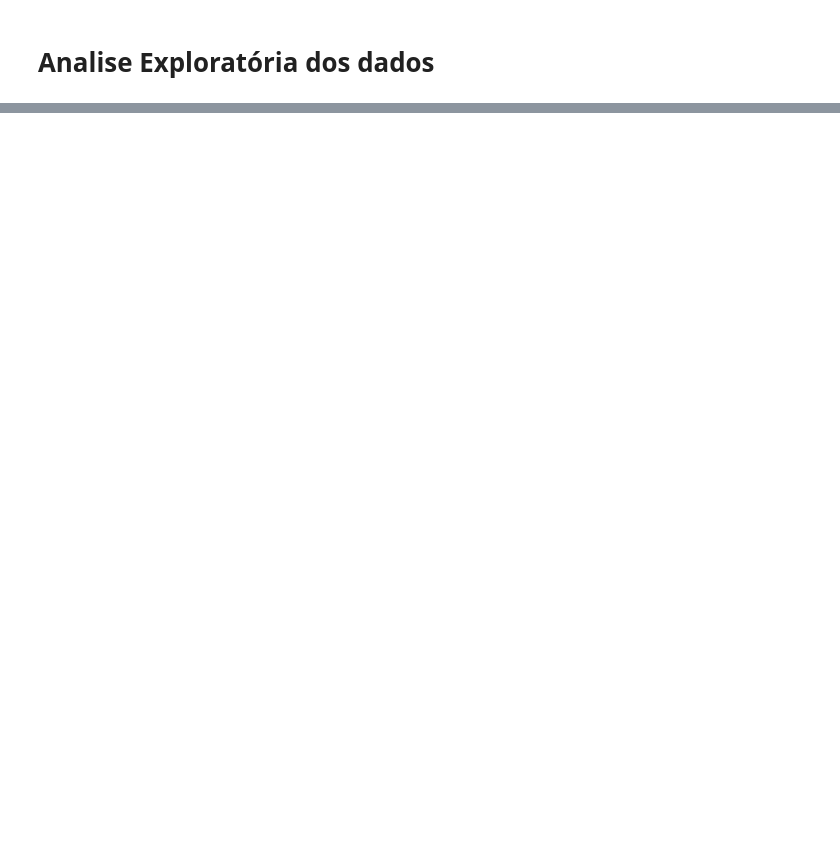
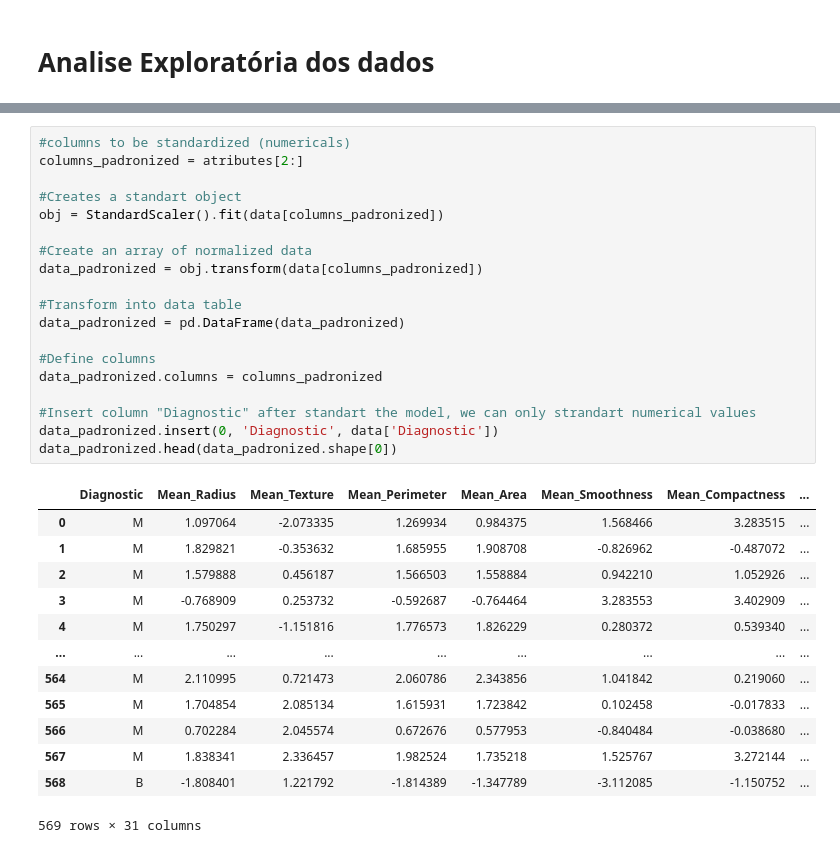
Before and after one commit to Ayrsz/Statistics_Project, a Jupyter notebook: Code/Projeto_Estatistica.ipynb, the cells around one changed output, grey strips where cells are left out. Cells and saved outputs as stored; diff of their text form; blank space fills up the shorter version.

```diff
--- a/Code/Projeto_Estatistica.ipynb
+++ b/Code/Projeto_Estatistica.ipynb
@@ -135,0 +229,33 @@ means = {
+# %%
+#columns to be standardized (numericals)
+columns_padronized = atributes[2:]
+
+#Creates a standart object
+obj = StandardScaler().fit(data[columns_padronized])
+
+#Create an array of normalized data
+data_padronized = obj.transform(data[columns_padronized])
+
+#Transform into data table
+data_padronized = pd.DataFrame(data_padronized)
+
+#Define columns
+data_padronized.columns = columns_padronized
+
+#Insert column "Diagnostic" after standart the model, we can only strandart numerical values
+data_padronized.insert(0, 'Diagnostic', data['Diagnostic'])
+data_padronized.head(data_padronized.shape[0])
+# %% [output]
+|  | Diagnostic | Mean_Radius | Mean_Texture | Mean_Perimeter | Mean_Area | Mean_Smoothness | Mean_Compactness | ... |
+| 0 | M | 1.097064 | -2.073335 | 1.269934 | 0.984375 | 1.568466 | 3.283515 | ... |
+| 1 | M | 1.829821 | -0.353632 | 1.685955 | 1.908708 | -0.826962 | -0.487072 | ... |
+| 2 | M | 1.579888 | 0.456187 | 1.566503 | 1.558884 | 0.942210 | 1.052926 | ... |
+| 3 | M | -0.768909 | 0.253732 | -0.592687 | -0.764464 | 3.283553 | 3.402909 | ... |
+| 4 | M | 1.750297 | -1.151816 | 1.776573 | 1.826229 | 0.280372 | 0.539340 | ... |
+| ... | ... | ... | ... | ... | ... | ... | ... | ... |
+| 564 | M | 2.110995 | 0.721473 | 2.060786 | 2.343856 | 1.041842 | 0.219060 | ... |
+| 565 | M | 1.704854 | 2.085134 | 1.615931 | 1.723842 | 0.102458 | -0.017833 | ... |
+| 566 | M | 0.702284 | 2.045574 | 0.672676 | 0.577953 | -0.840484 | -0.038680 | ... |
+| 567 | M | 1.838341 | 2.336457 | 1.982524 | 1.735218 | 1.525767 | 3.272144 | ... |
+| 568 | B | -1.808401 | 1.221792 | -1.814389 | -1.347789 | -3.112085 | -1.150752 | ... |
+569 rows × 31 columns
```
Also changed, not shown: parts of 17 cells of this notebook, 11 other files.
